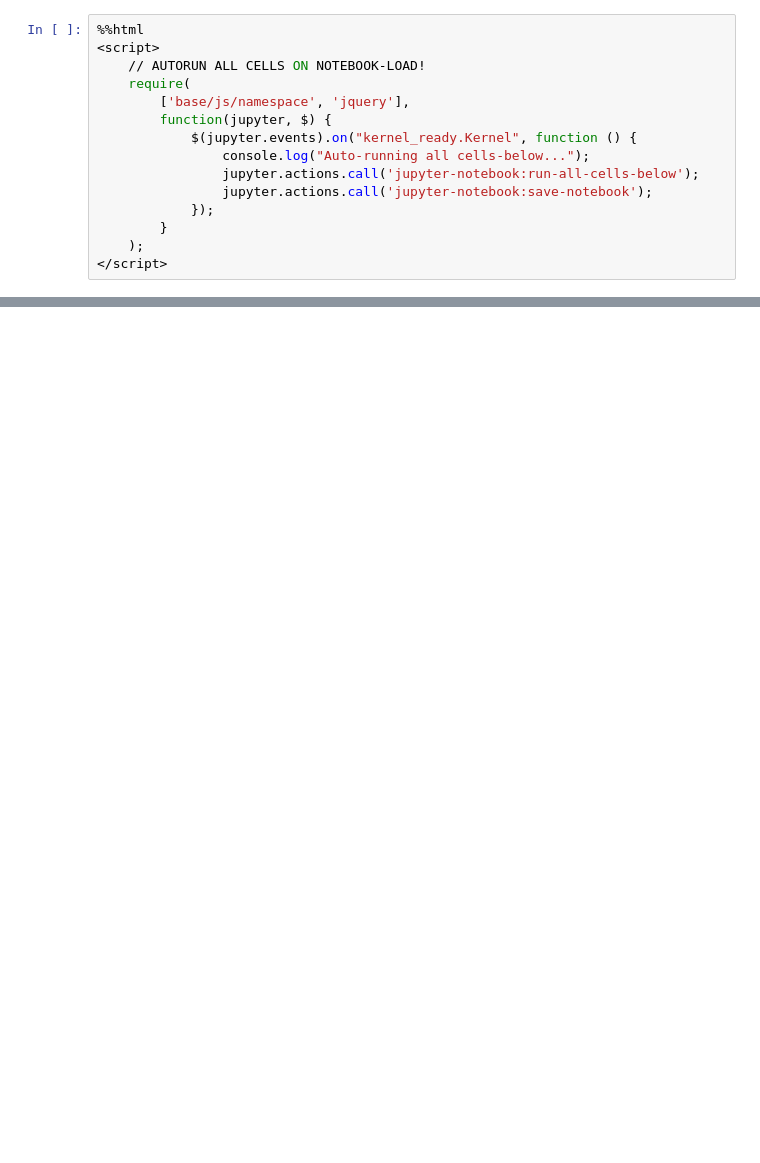
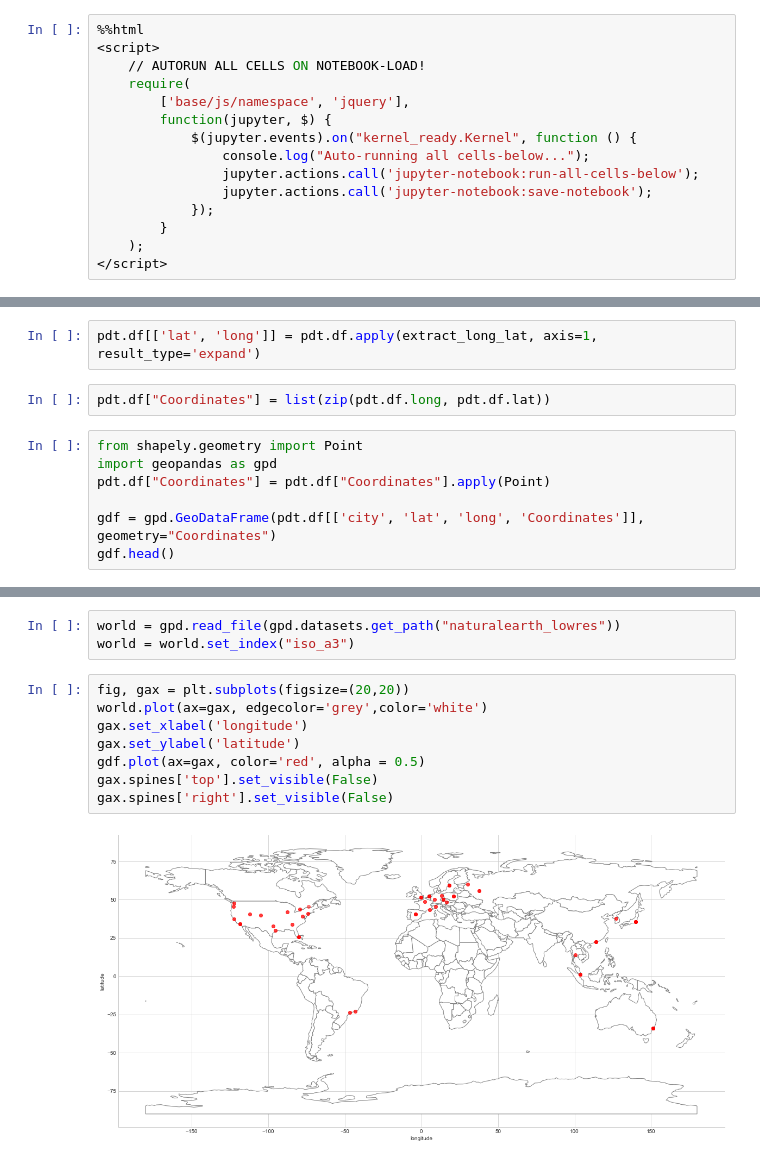
Before and after one commit to Dipsingh/pdbtwitch, a Jupyter notebook: notebooks/peeringdb.ipynb, the cells around one changed output, grey strips where cells are left out. Saved outputs shown, nothing was run; the diff lists cells and outputs as text; blank space fills up the shorter version.

```diff
--- a/notebooks/peeringdb.ipynb
+++ b/notebooks/peeringdb.ipynb
@@ -44,0 +137,11 @@ show(pd.plot_data_table())
+# %%
+pdt.df[['lat', 'long']] = pdt.df.apply(extract_long_lat, axis=1, result_type='expand')
+# %%
+pdt.df["Coordinates"] = list(zip(pdt.df.long, pdt.df.lat))
+# %%
+from shapely.geometry import Point
+import geopandas as gpd
+pdt.df["Coordinates"] = pdt.df["Coordinates"].apply(Point)
+
+gdf = gpd.GeoDataFrame(pdt.df[['city', 'lat', 'long', 'Coordinates']], geometry="Coordinates")
+gdf.head()
@@ -44,0 +155,13 @@ show(pd.plot_data_table())
+# %%
+world = gpd.read_file(gpd.datasets.get_path("naturalearth_lowres"))
+world = world.set_index("iso_a3")
+# %%
+fig, gax = plt.subplots(figsize=(20,20))
+world.plot(ax=gax, edgecolor='grey',color='white')
+gax.set_xlabel('longitude')
+gax.set_ylabel('latitude')
+gdf.plot(ax=gax, color='red', alpha = 0.5)
+gax.spines['top'].set_visible(False)
+gax.spines['right'].set_visible(False)
+# %% [output]
+[figure, added]
```
Also changed, not shown: parts of 17 cells of this notebook, 4 other files.
